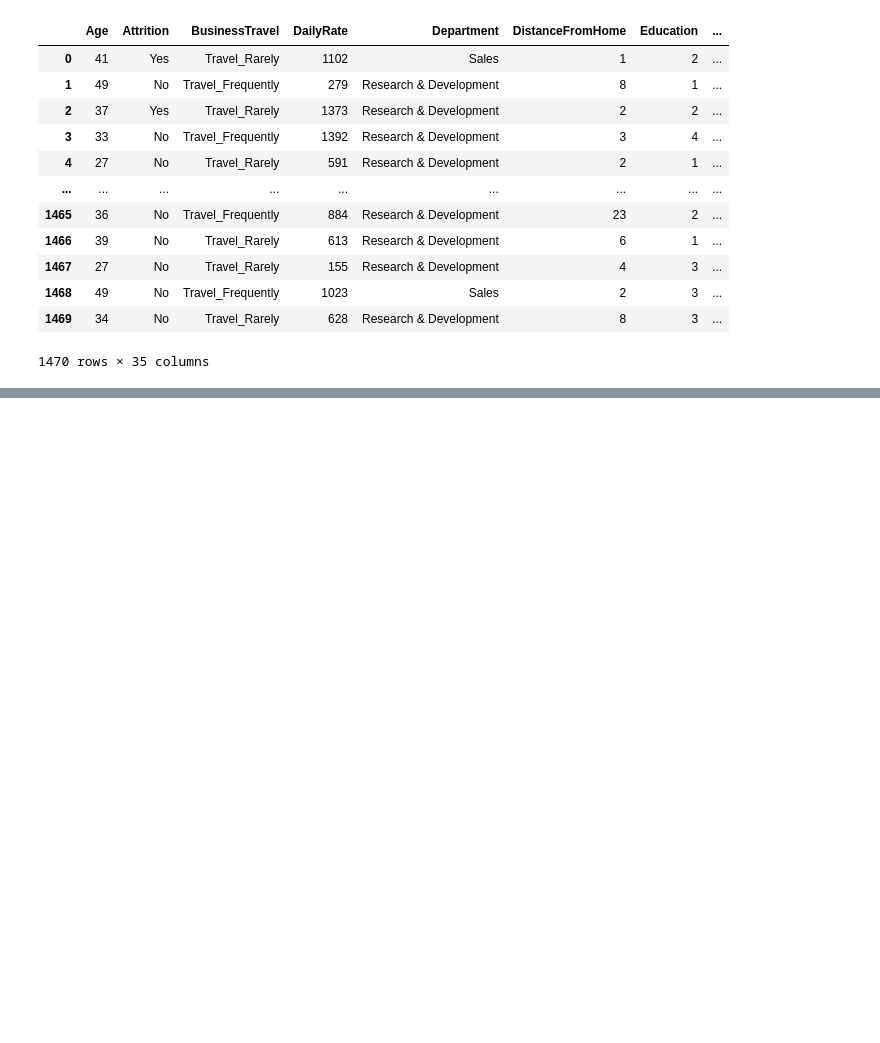
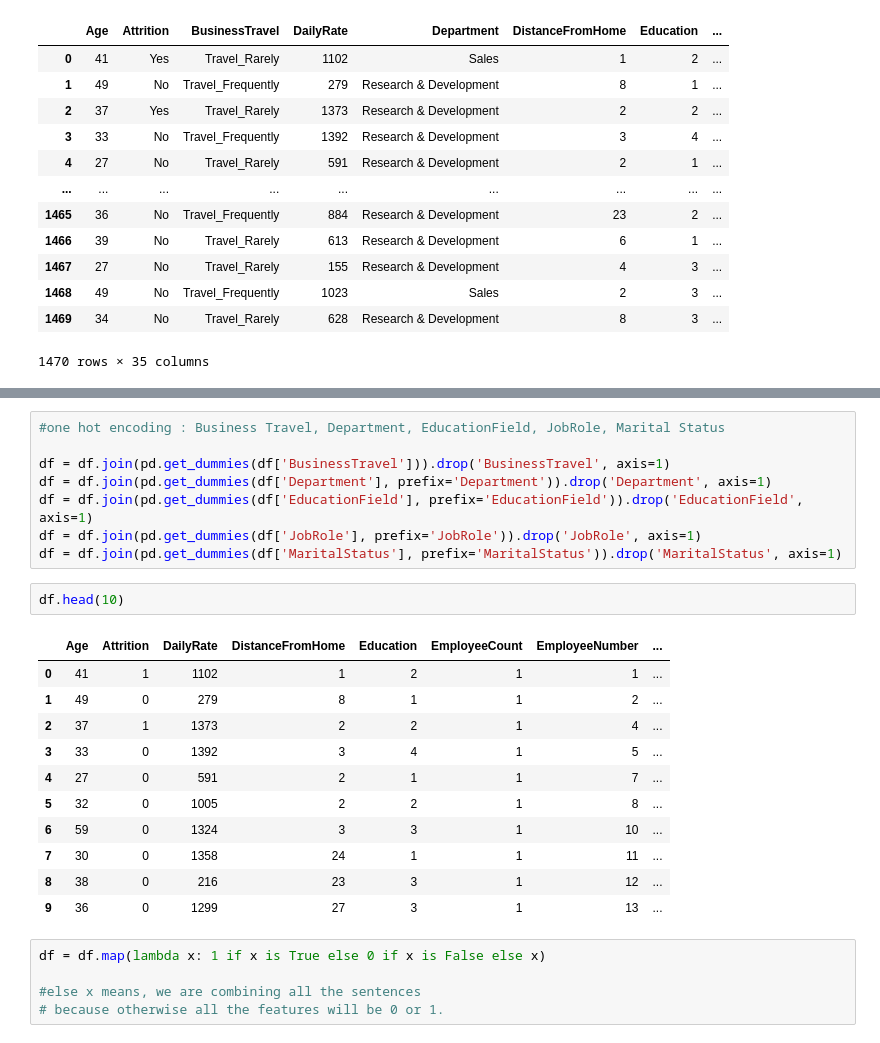
Before and after one commit to okanolgun/Predicting-Employee-Attrition, a Jupyter notebook: Untitled.ipynb, the cells around one changed output, grey strips where cells are left out. Saved outputs shown, nothing was run; the diff lists cells and outputs as text; blank space fills up the shorter version.

```diff
--- a/Untitled.ipynb
+++ b/Untitled.ipynb
@@ -53,0 +99,27 @@ we need to transform it to a binary form.
+# %%
+#one hot encoding : Business Travel, Department, EducationField, JobRole, Marital Status
+
+df = df.join(pd.get_dummies(df['BusinessTravel'])).drop('BusinessTravel', axis=1)
+df = df.join(pd.get_dummies(df['Department'], prefix='Department')).drop('Department', axis=1)
+df = df.join(pd.get_dummies(df['EducationField'], prefix='EducationField')).drop('EducationField', axis=1)
+df = df.join(pd.get_dummies(df['JobRole'], prefix='JobRole')).drop('JobRole', axis=1)
+df = df.join(pd.get_dummies(df['MaritalStatus'], prefix='MaritalStatus')).drop('MaritalStatus', axis=1)
+# %%
+df.head(10)
+# %% [output]
+|  | Age | Attrition | DailyRate | DistanceFromHome | Education | EmployeeCount | EmployeeNumber | ... |
+| 0 | 41 | 1 | 1102 | 1 | 2 | 1 | 1 | ... |
+| 1 | 49 | 0 | 279 | 8 | 1 | 1 | 2 | ... |
+| 2 | 37 | 1 | 1373 | 2 | 2 | 1 | 4 | ... |
+| 3 | 33 | 0 | 1392 | 3 | 4 | 1 | 5 | ... |
+| 4 | 27 | 0 | 591 | 2 | 1 | 1 | 7 | ... |
+| 5 | 32 | 0 | 1005 | 2 | 2 | 1 | 8 | ... |
+| 6 | 59 | 0 | 1324 | 3 | 3 | 1 | 10 | ... |
+| 7 | 30 | 0 | 1358 | 24 | 1 | 1 | 11 | ... |
+| 8 | 38 | 0 | 216 | 23 | 3 | 1 | 12 | ... |
+| 9 | 36 | 0 | 1299 | 27 | 3 | 1 | 13 | ... |
+# %%
+df = df.map(lambda x: 1 if x is True else 0 if x is False else x)
+
+#else x means, we are combining all the sentences
+# because otherwise all the features will be 0 or 1.
```
Also changed, not shown: parts of 5 cells of this notebook.
